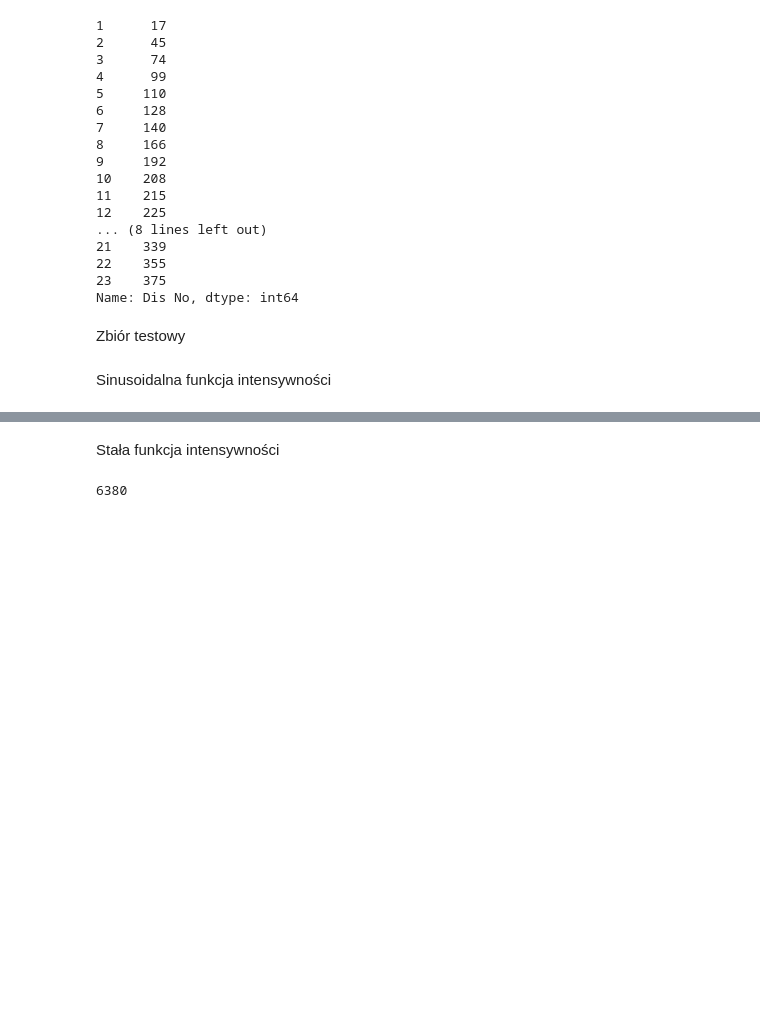
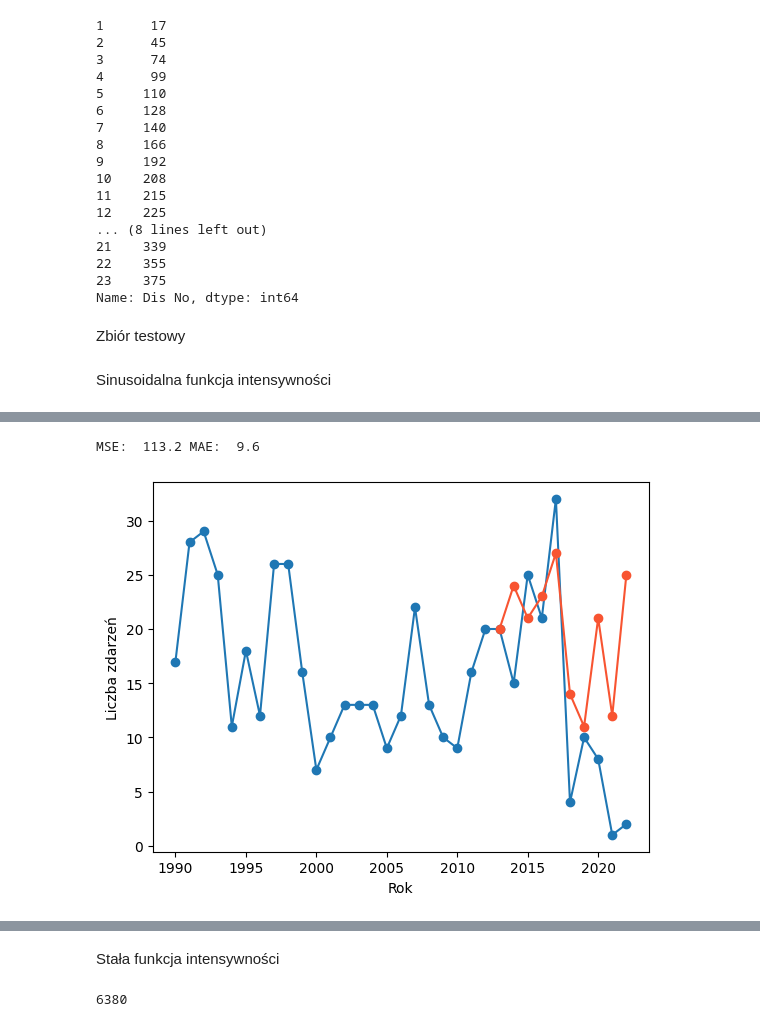
Before and after one commit to ndzadz/mgr, a Jupyter notebook: Symulacje.ipynb, the cells around one changed output, grey strips where cells are left out. Cells and saved outputs as stored; diff of their text form; code cells hidden in the pictures; blank space fills up the shorter version.

```diff
--- a/Symulacje.ipynb
+++ b/Symulacje.ipynb
@@ -166,0 +181,13 @@ plt.show()
+# %%
+bnds = ((0, None), (0, None)) # ograniczenia na wartości parametrów
+params = [1.0, 1.0] # Przyjmujemy początkowe wartości parametrów
+result = minimize(sum_of_squares_musa_okumoto, params, bounds=bnds, method='L-BFGS-B')
+nhpp_pred = nhpp(musa_okumoto_int_fun,result.x,11)
+unique, counts = np.unique(np.ceil(nhpp_pred[1]), return_counts=True)
+values = pd.DataFrame({'Year':2012+unique, 'n':counts})
+index_df = pd.DataFrame({'Year':np.array(range(2013,2023))})
+merged_table = pd.merge(index_df, values, on='Year', how='left').fillna(0).set_index('Year')
+n_pred = pd.Series(merged_table['n'])
+N_pred = np.cumsum(n_pred)
+print(result.x)
+print(n_pred)
@@ -166,0 +208,20 @@ plt.show()
+# %%
+print("MSE: ", MSE(n_test,n_pred), "MAE: ", MAE(n_test,n_pred))
+# %% [output]
+MSE:  113.2 MAE:  9.6
+# %%
+plt.plot(pd.Series(np.concatenate((np.asarray(n),np.asarray(n_test)),axis=0),index=range(1990,2023)), linestyle= '-',marker='o')
+nhpp_pred = nhpp(musa_okumoto_int_fun,result.x,11)
+unique, counts = np.unique(np.ceil(nhpp_pred[1]), return_counts=True)
+values = pd.DataFrame({'Year':2012+unique, 'n':counts})
+index_df = pd.DataFrame({'Year':np.array(range(2013,2023))})
+merged_table = pd.merge(index_df, values, on='Year', how='left').fillna(0).set_index('Year')
+n_pred = pd.Series(merged_table['n'])
+plt.plot(n_pred, linestyle= '-',marker='o',color="#f85431")
+plt.xlabel("Rok")
+plt.ylabel("Liczba zdarzeń")
+#plt.savefig("C:\\Users\\ndzad\\Dropbox\\MINI\\Magisterka\\repo\\mgr\\Rysunki\\musa_okumoto_number_1.pdf")
+plt.savefig("C:\\Users\\ndzadz001\\Documents\\Mgr\\Repo\\mgr\\Rysunki\\musa_okumoto_number_1.pdf")
+plt.show()
+# %% [output]
+[figure, added]
```
Also changed, not shown: parts of 14 cells of this notebook, 6 other files.
